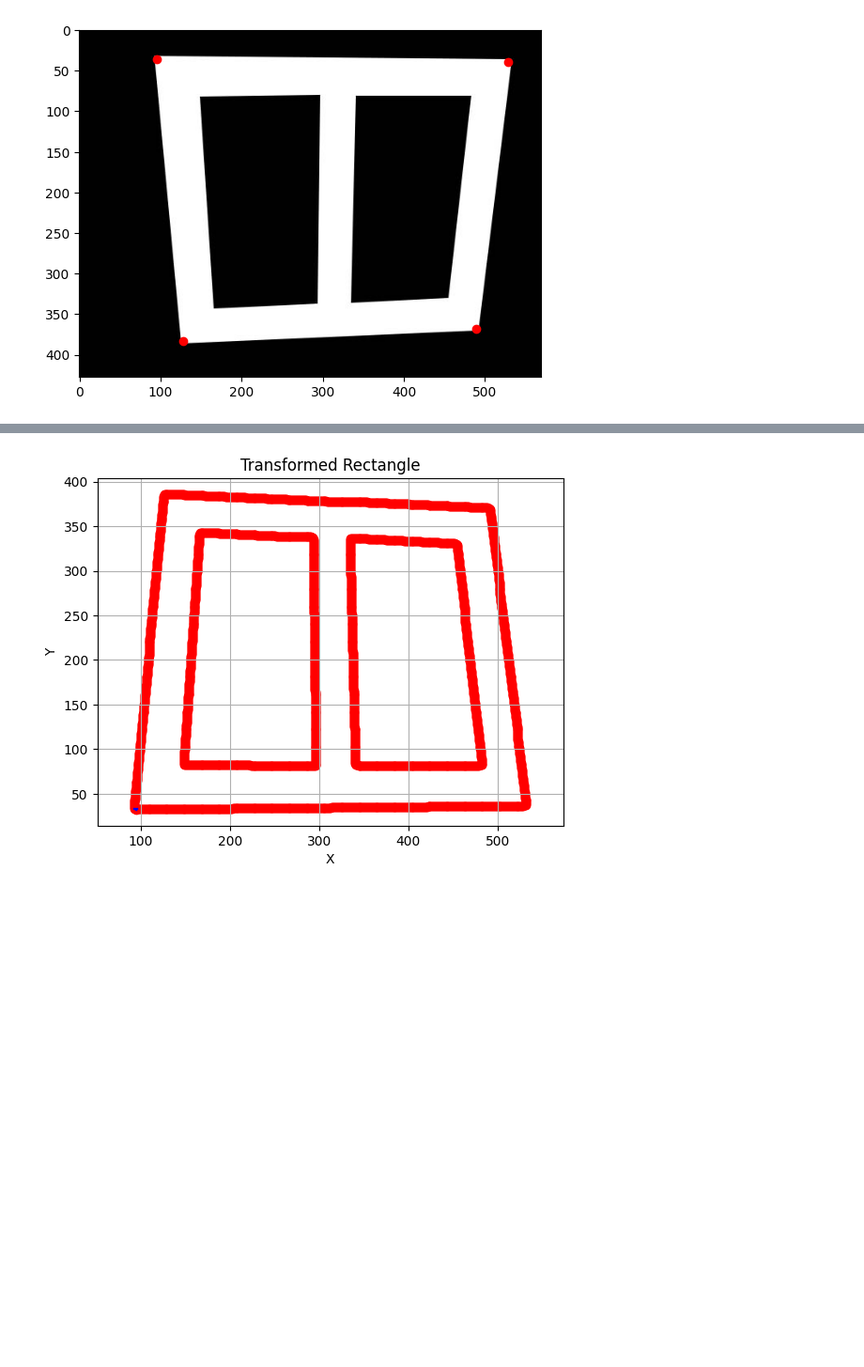
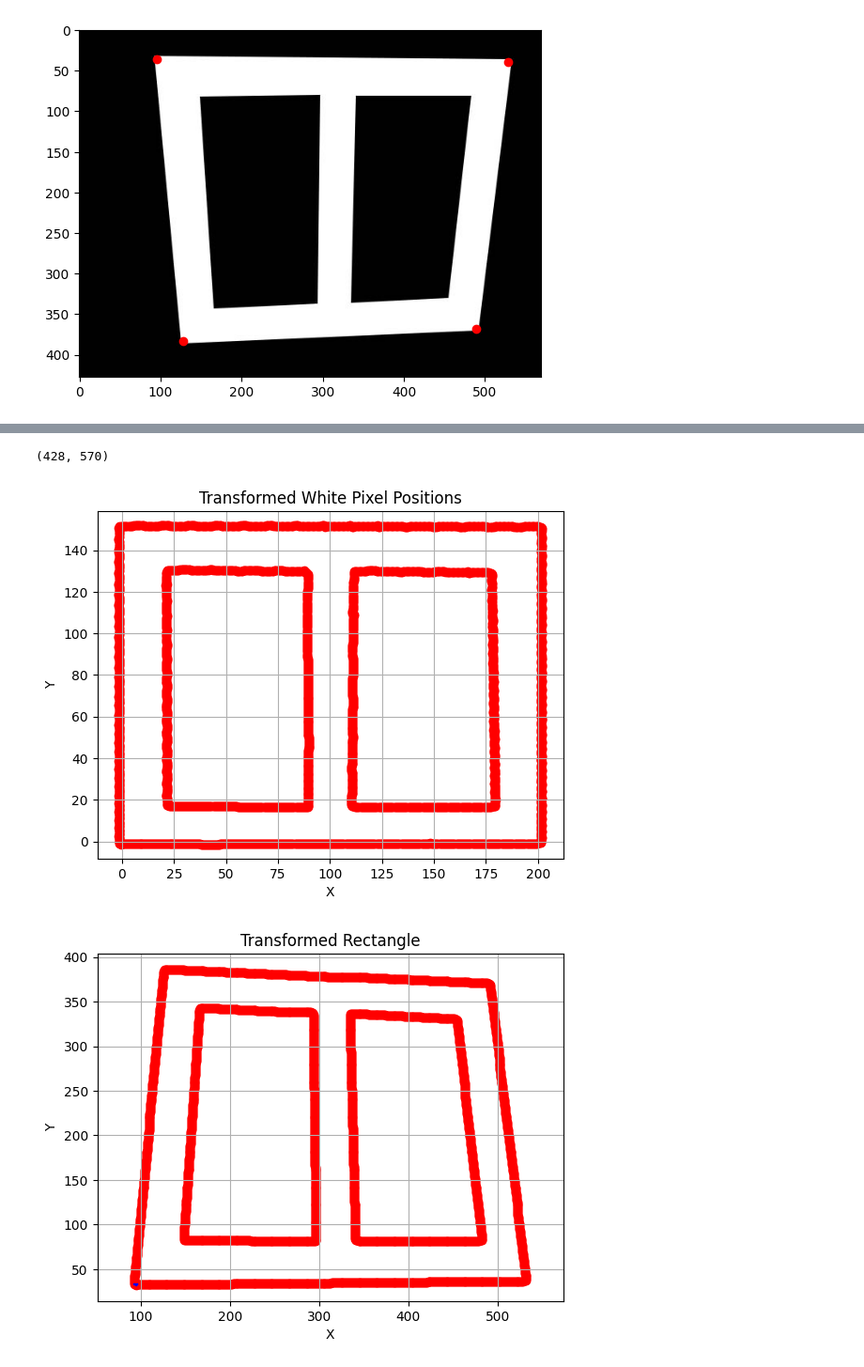
Before and after one commit to JanMeow/ML-cases, a Jupyter notebook: 0817_SAM_Perspective_Adjustment.ipynb, the cells around one changed output, grey strips where cells are left out. Shown at 94% size. Saved outputs shown, nothing was run; the diff lists cells and outputs as text; code cells hidden in the pictures; blank space fills up the shorter version.

```diff
--- a/0817_SAM_Perspective_Adjustment.ipynb
+++ b/0817_SAM_Perspective_Adjustment.ipynb
@@ -310,7 +382,7 @@ actual_width = 200
 actual_height = 150
 
 # Front elevation coordinates of the rectangle (4 corners)
-front_elevation_corners = np.array([(0, 0), (actual_width, 0), (actual_width, actual_height), (0, actual_height)], dtype=np.float32)
+front_elevation_corners = np.array([(0, actual_height), (actual_width, actual_height), (actual_width, 0), (0, 0)], dtype=np.float32)
 
 
 #Transformation Matrix
@@ -328,0 +417,3 @@ white_pixel_positions = np.argwhere(white_pixel_mask)
+# %%
+# flipping width and height
+white_pixel_positions = np.column_stack((white_pixel_positions[:,1], white_pixel_positions[:,0]))
@@ -329,3 +430,24 @@ white_pixel_positions = np.argwhere(white_pixel_mask)
+# %%
+height, width
+# %% [output]
+(428, 570)
+# %%
+# Apply the transformation to your pixel coordinates
+transformed_positions = np.dot(transformation_matrix, np.column_stack((white_pixel_positions, np.ones(white_pixel_positions.shape[0]))).T)
+
+# Convert back to homogeneous coordinates
+transformed_positions /= transformed_positions[2, :]
+
+# Plot the transformed white pixel positions
+plt.scatter(transformed_positions[0, :], transformed_positions[1, :], color='red', marker='o')
+plt.xlabel('X')
+plt.ylabel('Y')
+plt.title('Transformed White Pixel Positions')
+plt.grid()
+plt.axis('equal')
+plt.show()
+# %% [output]
+[figure, added]
 # %%
 import numpy as np
 import matplotlib.pyplot as plt
```
Also changed, not shown: parts of 13 cells of this notebook.
